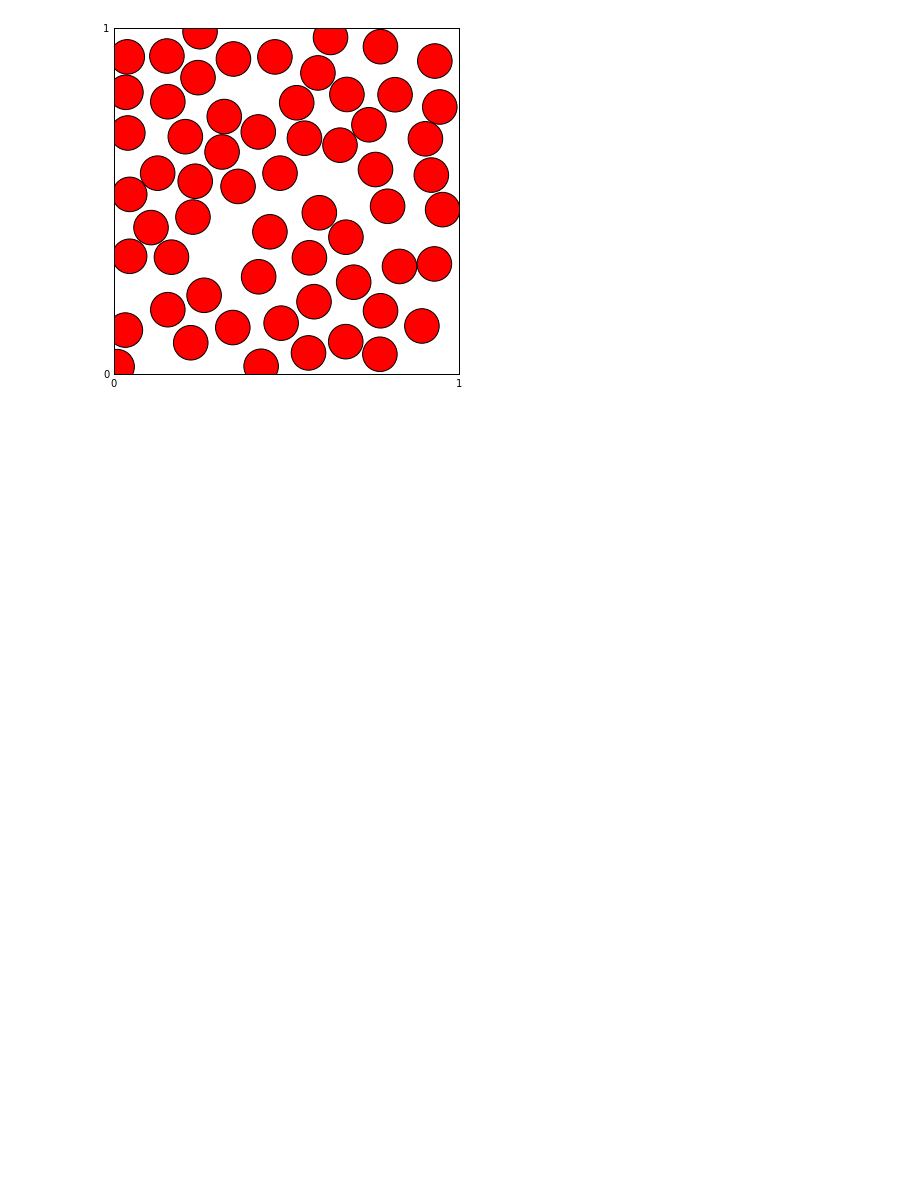
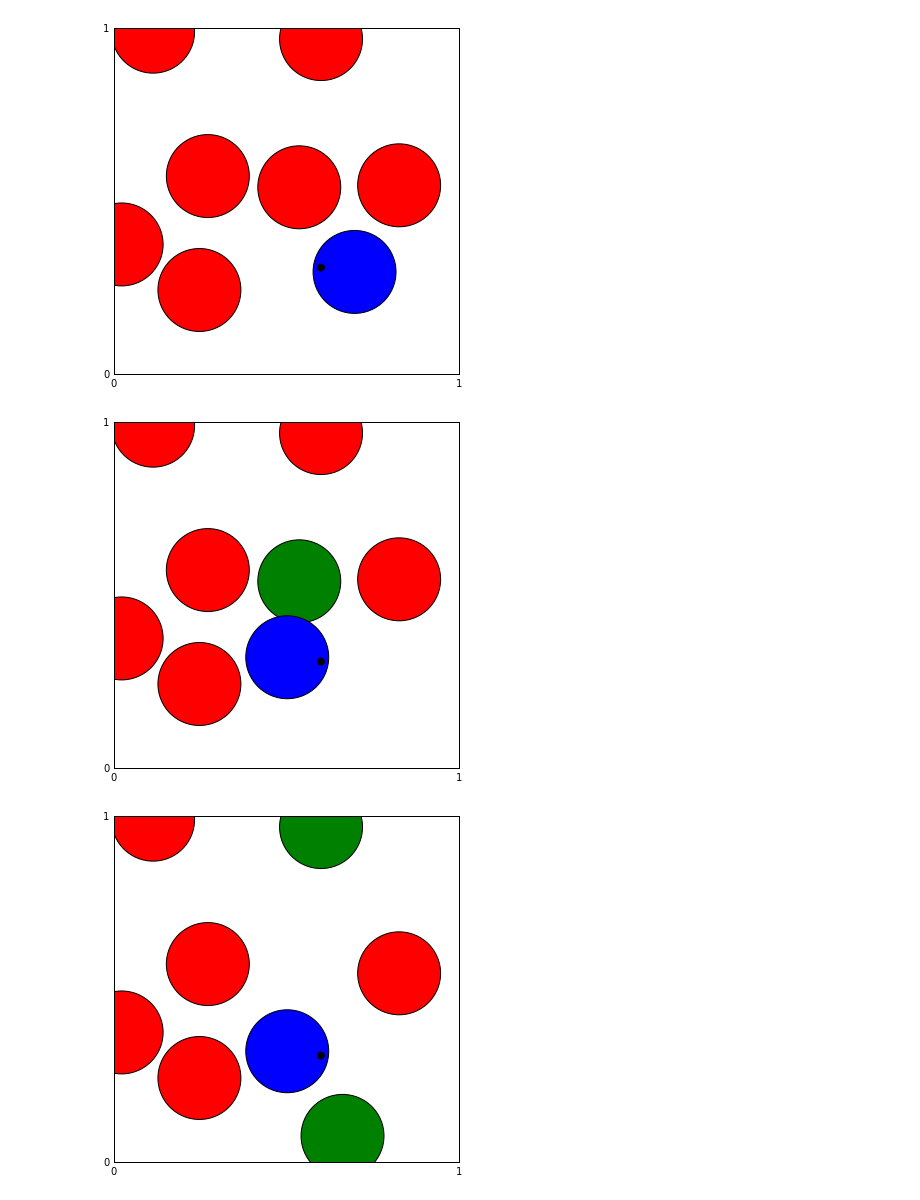
Before and after one commit to MirekJ/mirekJ_7110_v2, a Jupyter notebook: Homework/ClusterMove.ipynb, the cells around one changed output. Saved outputs shown, nothing was run; the diff lists cells and outputs as text; code cells hidden in the pictures; blank space fills up the shorter version.

```diff
--- a/Homework/ClusterMove.ipynb
+++ b/Homework/ClusterMove.ipynb
@@ -79,41 +79,43 @@ def directRandomConf(conf, sigma, N):
 
 conf = []
 delta = 0.20
-sigma = 0.05
+sigma = 0.12
 #N = 4
 #colors = ['r', 'b', 'g', 'orange']
-N = 60
+N = 8
 colors = ['r' for i in xrange(N)]
 directRandomConf(conf, sigma, N)
 
-n_steps = 15
+n_steps = 1
 
 for step in range(n_steps):
-#    colors = ['r' for i in xrange(N)]
+    colors = ['r' for i in xrange(N)]
     a = random.choice(conf) ## get random particle to move
-#    colors[conf.index(a)]='b'
+    colors[conf.index(a)]='b'
     pivot = [a[0] + random.uniform(-delta, delta), a[1] + random.uniform(-delta, delta)] ## select pivot for point reflection move
-#    snapshot(conf, colors, pivot)
+    snapshot(conf, colors, pivot)
     pocket = [a] ## inser first moving particle in pocket
     chosen = [a] ## keeps track of what particles have been selected for cluster move
     while pocket:
         m = pocket.pop(0) ## get first particle from pocket
         reflect(m, pivot) ## do point reflection
         PBC(m) ## apply periodic boundary conditions
         for point in conf: ## now check for any overlaps
             if point in chosen: ## skip particles allready cohosen to cluster move
                 continue
             dist = distanceSquarePBC(m, point) ## calculate nearest neaighbour distance in PBC
             if dist < 4.0 * sigma ** 2: ## check if there is overlap if so add particle to pocket
-#                colors[conf.index(point)]='g'
+                colors[conf.index(point)]='g'
                 pocket.append(point)
                 chosen.append(point)
-#                snapshot(conf, colors, pivot)
+                snapshot(conf, colors, pivot)
 
 ## print configuration after N cluster moves
 colors = ['r' for i in xrange(N)]
 snapshot(conf, colors)
 
 ## TO SEE ANIMATION uncoment comented lines in main for cycle
 # %% [output]
-[figure, old version]
+[figure, new version]
+[figure, added]
+[figure, added]
```
Also changed, not shown: parts of 2 cells of this notebook.
